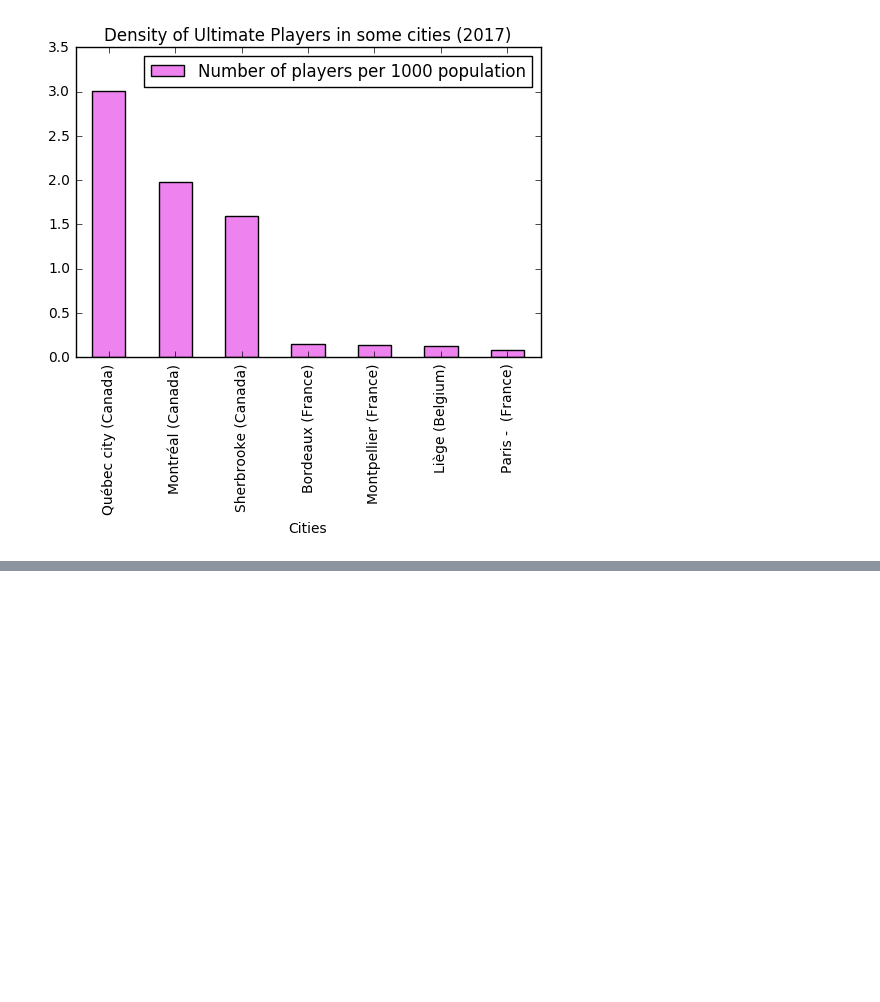
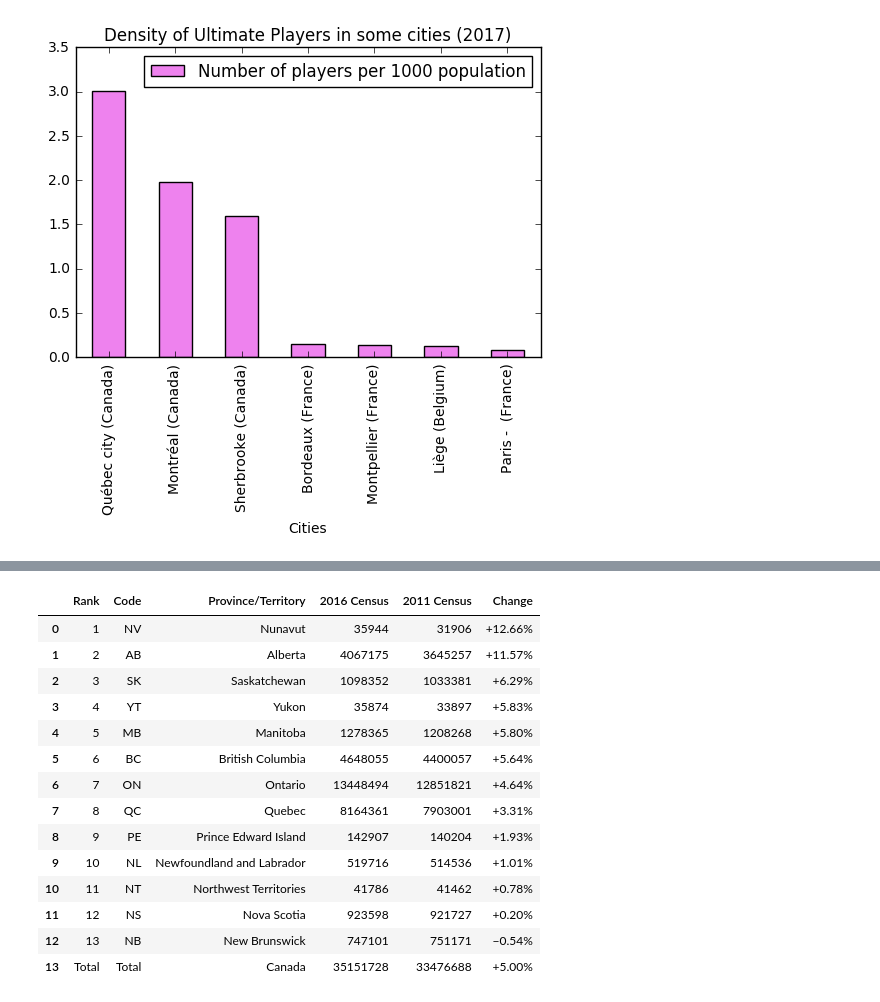
Before and after one commit to seblabbe/wfdf-player-density, a Jupyter notebook: WFDF Player Density Per Country 2014.ipynb, the cells around one changed output, grey strips where cells are left out. Drawn from its saved outputs; the diff is of its cells as text; code cells hidden in the pictures; blank space fills up the shorter version.

```diff
--- a/WFDF Player Density Per Country 2014.ipynb
+++ b/WFDF Player Density Per Country 2014.ipynb
@@ -411,0 +424,18 @@ P8.figure.savefig('images/image8_density_some_cities.svg', bbox_inches='tight')
+# %%
+canada_provinces
+# %% [output]
+|  | Rank | Code | Province/Territory | 2016 Census | 2011 Census | Change |
+| 0 | 1 | NV | Nunavut | 35944 | 31906 | +12.66% |
+| 1 | 2 | AB | Alberta | 4067175 | 3645257 | +11.57% |
+| 2 | 3 | SK | Saskatchewan | 1098352 | 1033381 | +6.29% |
+| 3 | 4 | YT | Yukon | 35874 | 33897 | +5.83% |
+| 4 | 5 | MB | Manitoba | 1278365 | 1208268 | +5.80% |
+| 5 | 6 | BC | British Columbia | 4648055 | 4400057 | +5.64% |
+| 6 | 7 | ON | Ontario | 13448494 | 12851821 | +4.64% |
+| 7 | 8 | QC | Quebec | 8164361 | 7903001 | +3.31% |
+| 8 | 9 | PE | Prince Edward Island | 142907 | 140204 | +1.93% |
+| 9 | 10 | NL | Newfoundland and Labrador | 519716 | 514536 | +1.01% |
+| 10 | 11 | NT | Northwest Territories | 41786 | 41462 | +0.78% |
+| 11 | 12 | NS | Nova Scotia | 923598 | 921727 | +0.20% |
+| 12 | 13 | NB | New Brunswick | 747101 | 751171 | −0.54% |
+| 13 | Total | Total | Canada | 35151728 | 33476688 | +5.00% |
```
Also changed, not shown: parts of 12 cells of this notebook, 4 other files.
